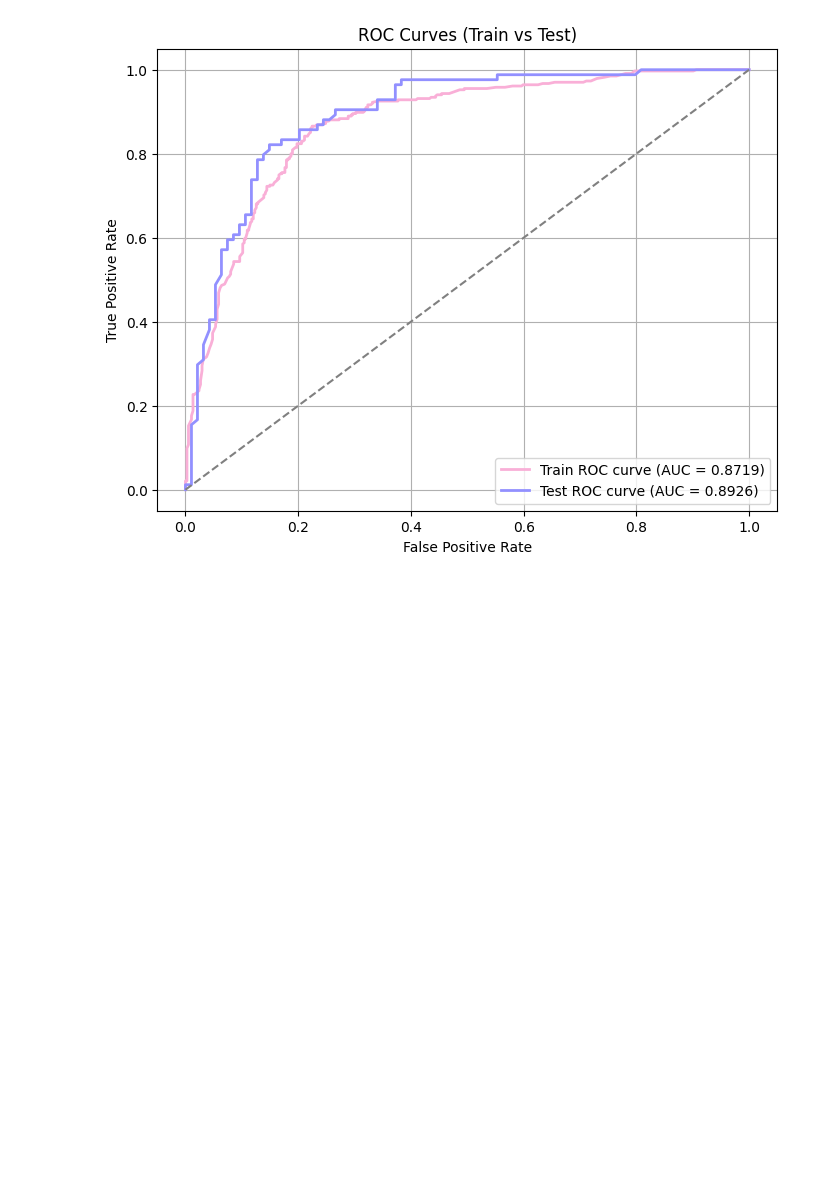
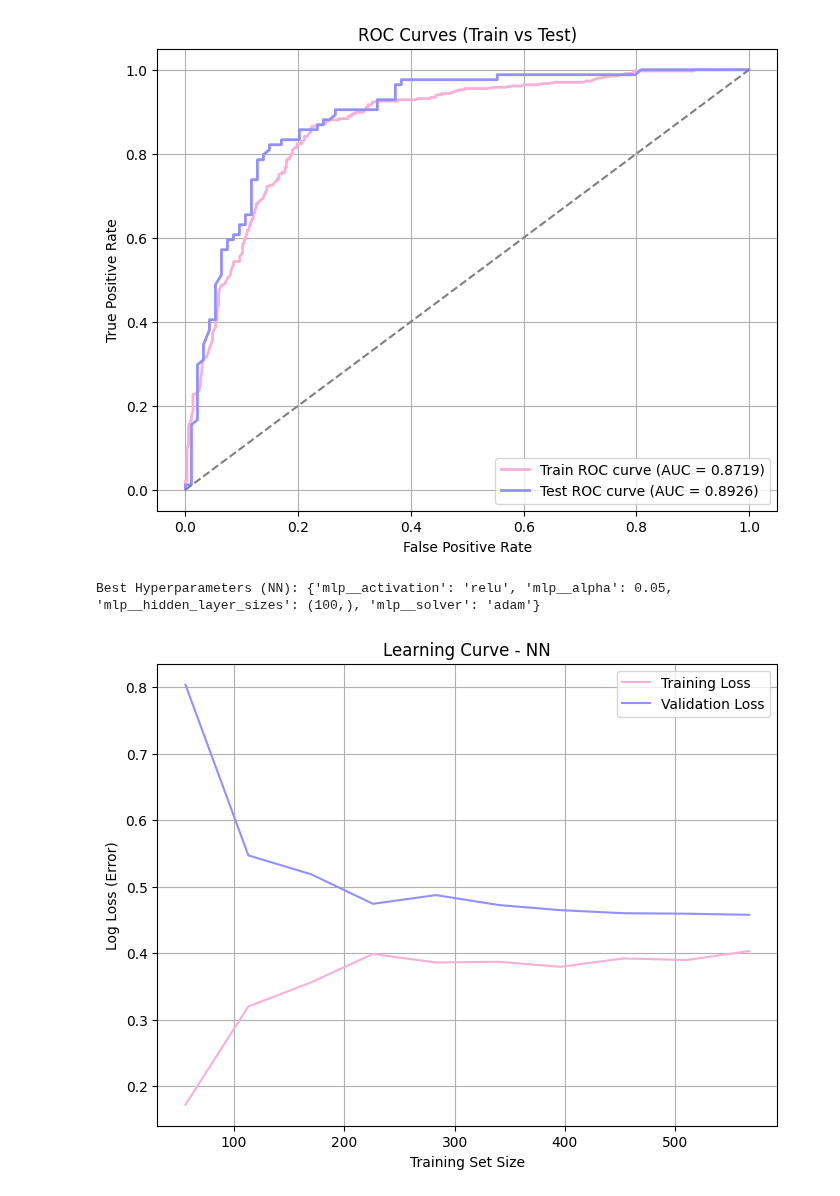
Before and after one commit to ceciliasant/AAproj1, a Jupyter notebook: proj1.ipynb, the cells around one changed output. Drawn from its saved outputs; the diff is of its cells as text; code cells hidden in the pictures; blank space fills up the shorter version.

Commit message:
Added no density NN and DT. Cleaned some code

```diff
--- a/proj1.ipynb
+++ b/proj1.ipynb
@@ -1018,3 +1018,50 @@ plt.show()
 Train ROC AUC (SVM): 0.8719
 Test ROC AUC (SVM): 0.8926
 [figure]
+# %%
+## NN
+
+pipeline_mlp_no_density = Pipeline([
+    ('scaler', scaler),
+    ('mlp', MLPClassifier(hidden_layer_sizes=(100,), max_iter=10000, random_state=42))
+])
+
+param_grid = {
+    'mlp__hidden_layer_sizes': [(50,), (100,), (50, 50),(25,)],
+    'mlp__activation': ['relu', 'tanh'],
+    'mlp__solver': ['adam', 'lbfgs'],
+    'mlp__alpha': [0.01,0.1,0.5,0.05,0.6],
+}
+
+grid_search_nn = GridSearchCV(pipeline_mlp_no_density, param_grid, cv=cv, scoring='accuracy', n_jobs=-1)
+grid_search_nn.fit(X_train_no_density, y_train_no_density)
+
+best_params = grid_search_nn.best_params_
+print(f"Best Hyperparameters (NN): {best_params}")
+# %%
+
+
+best_nn_no_density = grid_search_nn.best_estimator_
+
+## Learning Curve
+
+train_sizes, train_scores, val_scores = learning_curve(
+    best_nn_no_density, X_train_no_density, y_train_no_density,train_sizes=np.linspace(0.1, 1.0, 10),
+    cv=cv, scoring='neg_log_loss', n_jobs=-1
+)
+
+train_mean = -np.mean(train_scores, axis=1)  # convert to positive log loss
+val_mean = -np.mean(val_scores, axis=1)
+
+plt.figure(figsize=(8, 6))
+plt.plot(train_sizes, train_mean, color='#f9afd7ff', label="Training Loss")
+plt.plot(train_sizes, val_mean, color='#9290ffff', label="Validation Loss")
+plt.xlabel("Training Set Size")
+plt.ylabel("Log Loss (Error)")
+plt.title("Learning Curve - NN")
+plt.legend()
+plt.grid()
+plt.show()
+# %% [output]
+Best Hyperparameters (NN): {'mlp__activation': 'relu', 'mlp__alpha': 0.05, 'mlp__hidden_layer_sizes': (100,), 'mlp__solver': 'adam'}
+[figure, added]
```
Also changed, not shown: parts of 7 cells of this notebook.
